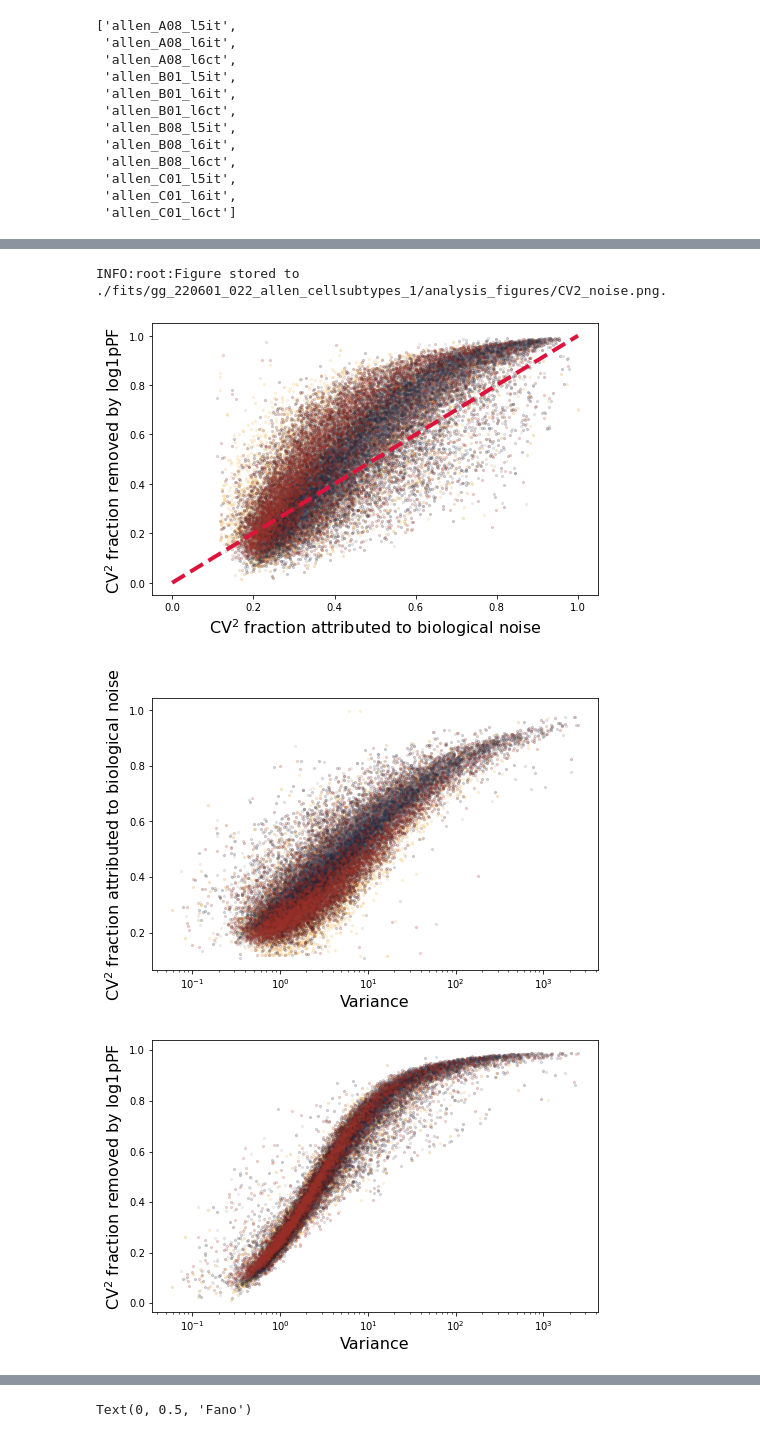
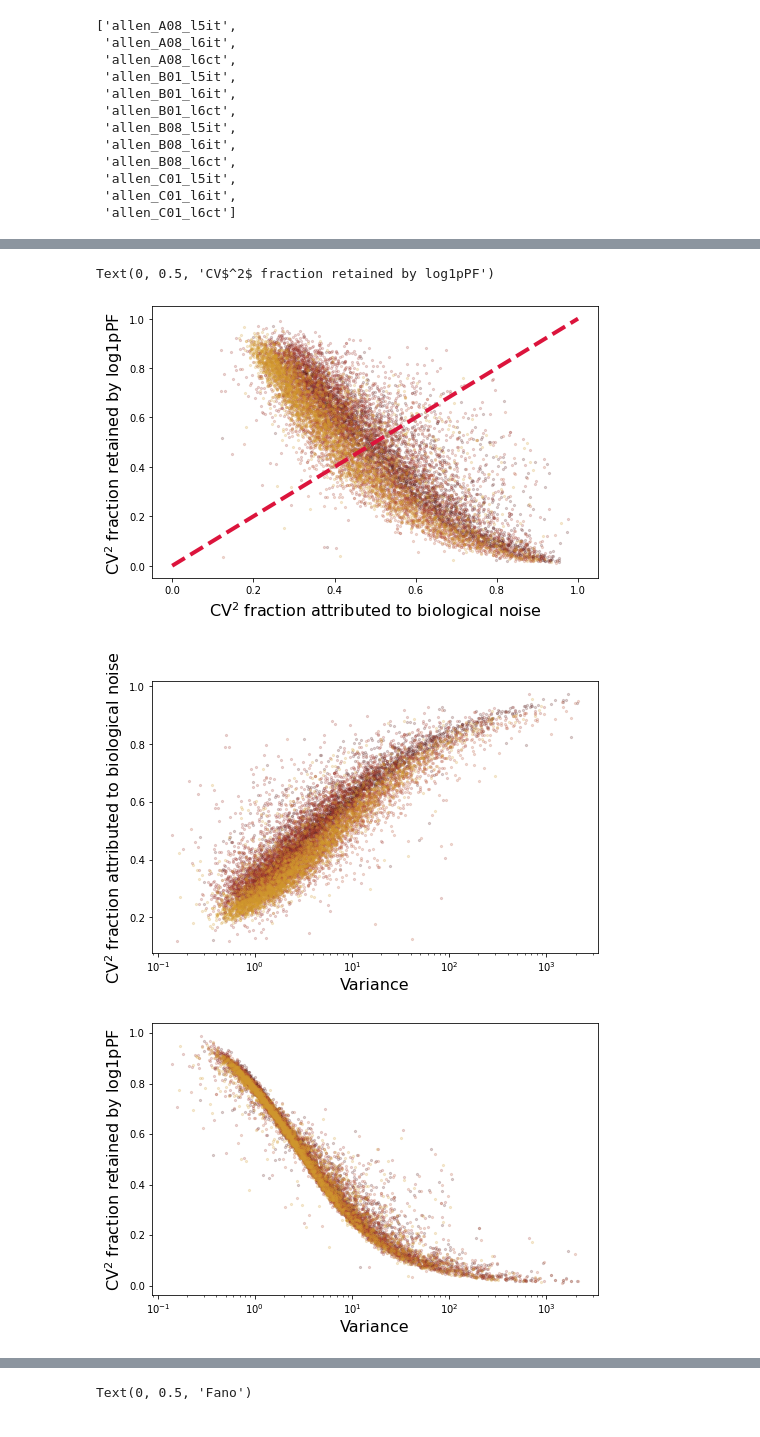
Before and after one commit to gennadygorin/seq-cme-technoise, a Jupyter notebook: gg220601_allen_cellsubtypes_fit.ipynb, the cells around one changed output, grey strips where cells are left out. Cells and saved outputs as stored; diff of their text form; code cells hidden in the pictures.

```diff
--- a/gg220601_allen_cellsubtypes_fit.ipynb
+++ b/gg220601_allen_cellsubtypes_fit.ipynb
@@ -428,11 +606,15 @@ plt.plot(xl,xl,'r--')
 # %%
 for j in range(4):
     S_d = np.hstack((S_[3*j],S_[3*j+1], S_[3*j+2])).mean(1)
-    x = 1-f_tech_[j]
-    y = vclus[j]/varg[j]
+    x = f_modelfree[j]
+    y = f_tech_naive[j]
     q = np.quantile(S_d,0.95)
     gf = S_d>q
     plt.scatter(x[gf],y[gf],color=Degas[j],alpha=0.2)
     xl = [0,0.4]
 plt.plot(xl,xl,'r--')
+plt.xlabel('Lower bound on biological variance fraction (top 5%)')
+plt.ylabel('Fraction of biological variance \n predicted by normalization')
+
+plt.xlim([0,0.7])
 # %% [output]
@@ -473,49 +652,49 @@ plt.legend()
 # %%
 plt.figure(figsize=(8,5))
-for j in range(n_datasets):
+for j in range(4):
     c = Demuth[j%len(Demuth)]
     plt.scatter(f_mech[j],f_tech_naive[j],s=5,alpha=0.2,c=c)
 plt.plot([0,1],[0,1],'--',c='crimson',linewidth=4)
 # plt.xlabel(r'CV$^2$ fraction attributed to technical noise',fontsize=fs)
 plt.xlabel(r'CV$^2$ fraction attributed to biological noise',fontsize=fs)
-plt.ylabel(r'CV$^2$ fraction removed by log1pPF',fontsize=fs)
+plt.ylabel(r'CV$^2$ fraction retained by log1pPF',fontsize=fs)
 
-fig_string = analysis_dir_string+'/CV2_noise.png'
-plt.savefig(fig_string,dpi=450)
-log.info('Figure stored to {}.'.format(fig_string))
+# fig_string = analysis_dir_string+'/CV2_noise.png'
+# plt.savefig(fig_string,dpi=450)
+# log.info('Figure stored to {}.'.format(fig_string))
 # %% [output]
-INFO:root:Figure stored to ./fits/gg_220601_022_allen_cellsubtypes_1/analysis_figures/CV2_noise.png.
+Text(0, 0.5, 'CV$^2$ fraction retained by log1pPF')
-[figure, old version]
+[figure, new version]
 # %%
-Svar = []
-for j in range(n_datasets):
-    Svar.append([x['S_var'] for x in sd_arr[j].moments])
-Svar = np.asarray(Svar)
+# Svar = []
+# for j in range(n_datasets):
+#     Svar.append([x['S_var'] for x in sd_arr[j].moments])
+# Svar = np.asarray(Svar)
 # %%
-Smean = []
-for j in range(n_datasets):
-    Smean.append([x['S_mean'] for x in sd_arr[j].moments])
-Smean = np.asarray(Smean)
+# Smean = []
+# for j in range(n_datasets):
+#     Smean.append([x['S_mean'] for x in sd_arr[j].moments])
+# Smean = np.asarray(Smean)
 # %%
 plt.figure(figsize=(8,5))
-for j in range(n_datasets):
+for j in range(4):
     c = Demuth[j%len(Demuth)]
-    plt.scatter(Svar[j],f_mech[j],s=5,alpha=0.2,c=c)
+    plt.scatter(S_var[j],f_mech[j],s=5,alpha=0.2,c=c)
 # plt.ylabel(r'CV$^2$ fraction attributed to technical noise',fontsize=fs)
 plt.ylabel(r'CV$^2$ fraction attributed to biological noise',fontsize=fs)
 plt.xlabel(r'Variance',fontsize=fs)
 plt.xscale('log')
 # %% [output]
-[figure, old version]
+[figure, new version]
 # %%
 plt.figure(figsize=(8,5))
-for j in range(n_datasets):
+for j in range(4):
     c = Demuth[j%len(Demuth)]
-    plt.scatter(Svar[j],f_tech_naive[j],s=5,alpha=0.2,c=c)
-plt.ylabel(r'CV$^2$ fraction removed by log1pPF',fontsize=fs)
+    plt.scatter(S_var[j],f_tech_naive[j],s=5,alpha=0.2,c=c)
+plt.ylabel(r'CV$^2$ fraction retained by log1pPF',fontsize=fs)
 plt.xlabel(r'Variance',fontsize=fs)
 plt.xscale('log')
 # %% [output]
-[figure, old version]
+[figure, new version]
 # %%
 plt.figure(figsize=(8,5))
```
Also changed, not shown: parts of 43 cells of this notebook, 1 other file.
